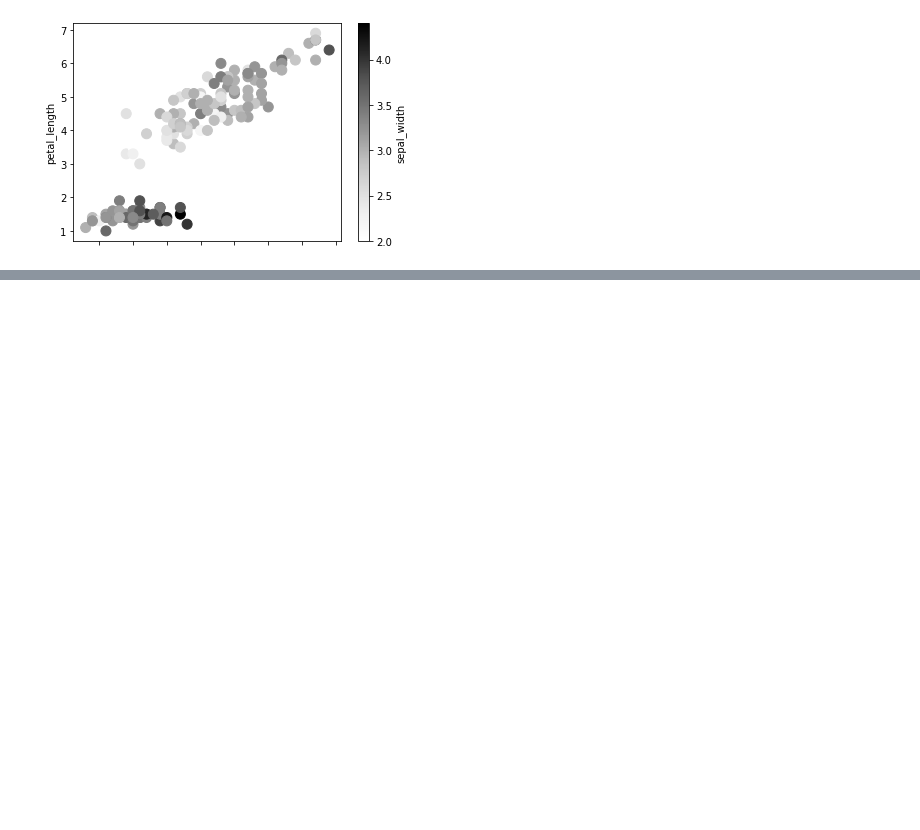
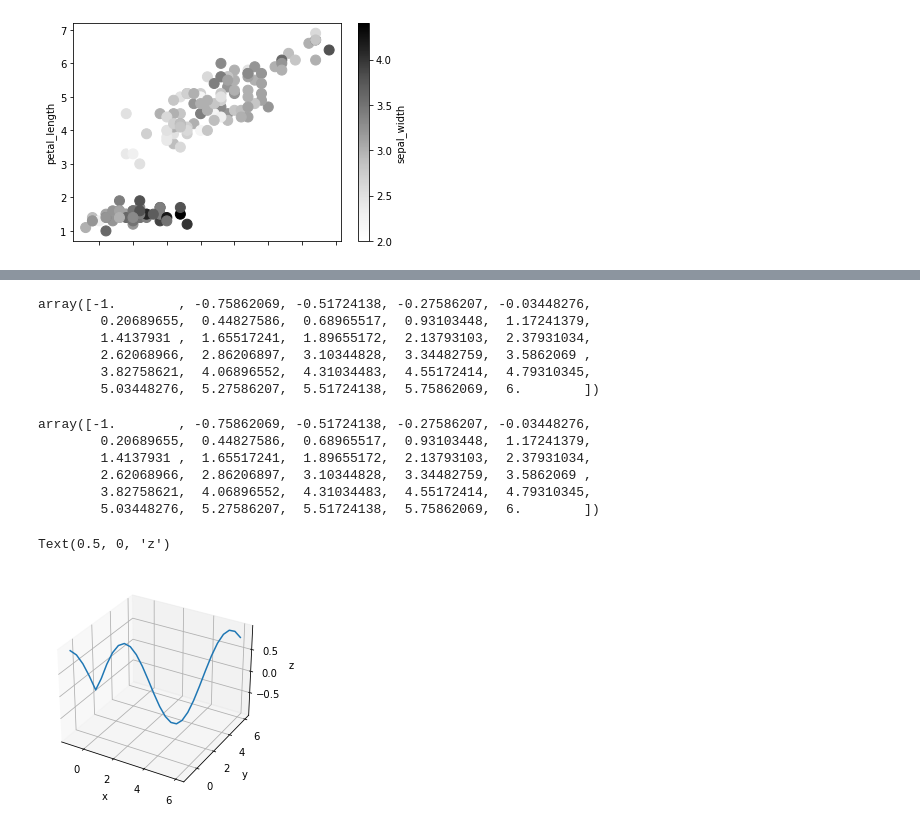
Before and after one commit to pranshuchaurasia/data-science-bootcamp, a Jupyter notebook: python-advanced/data visualization class 2.ipynb, the cells around one changed output, grey strips where cells are left out. Saved outputs shown, nothing was run; the diff lists cells and outputs as text; code cells hidden in the pictures; blank space fills up the shorter version.

```diff
--- a/python-advanced/data visualization class 2.ipynb
+++ b/python-advanced/data visualization class 2.ipynb
@@ -120,0 +90,9 @@ ax.plot3D(x,y,z)
+# %%
+x
+# %% [output]
+array([-1.        , -0.75862069, -0.51724138, -0.27586207, -0.03448276,
+        0.20689655,  0.44827586,  0.68965517,  0.93103448,  1.17241379,
+        1.4137931 ,  1.65517241,  1.89655172,  2.13793103,  2.37931034,
+        2.62068966,  2.86206897,  3.10344828,  3.34482759,  3.5862069 ,
+        3.82758621,  4.06896552,  4.31034483,  4.55172414,  4.79310345,
+        5.03448276,  5.27586207,  5.51724138,  5.75862069,  6.        ])
@@ -120,0 +101,9 @@ ax.plot3D(x,y,z)
+# %%
+y
+# %% [output]
+array([-1.        , -0.75862069, -0.51724138, -0.27586207, -0.03448276,
+        0.20689655,  0.44827586,  0.68965517,  0.93103448,  1.17241379,
+        1.4137931 ,  1.65517241,  1.89655172,  2.13793103,  2.37931034,
+        2.62068966,  2.86206897,  3.10344828,  3.34482759,  3.5862069 ,
+        3.82758621,  4.06896552,  4.31034483,  4.55172414,  4.79310345,
+        5.03448276,  5.27586207,  5.51724138,  5.75862069,  6.        ])
@@ -120,0 +115,9 @@ ax.plot3D(x,y,z)
+# %%
+ax=plt.axes(projection='3d')
+ax.plot3D(x,y,z)
+ax.set_xlabel('x')
+ax.set_ylabel('y')
+ax.set_zlabel('z')
+# %% [output]
+Text(0.5, 0, 'z')
+[figure, added]
```
Also changed, not shown: parts of 27 cells of this notebook.
